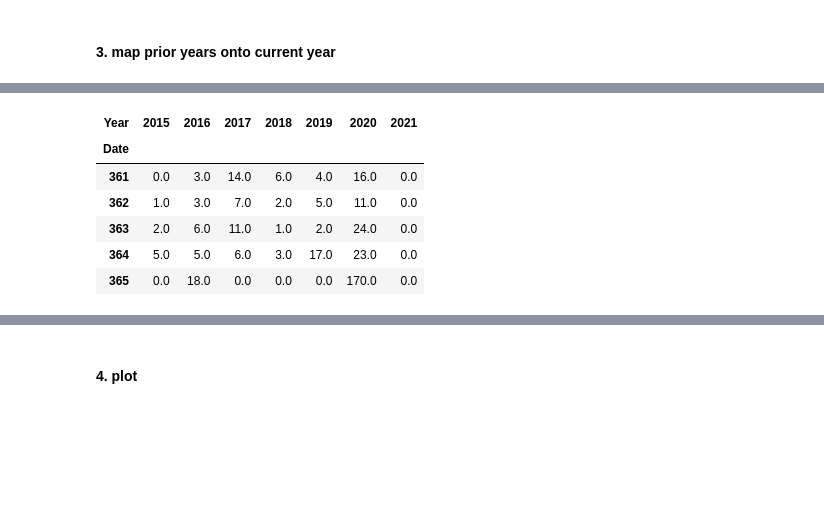
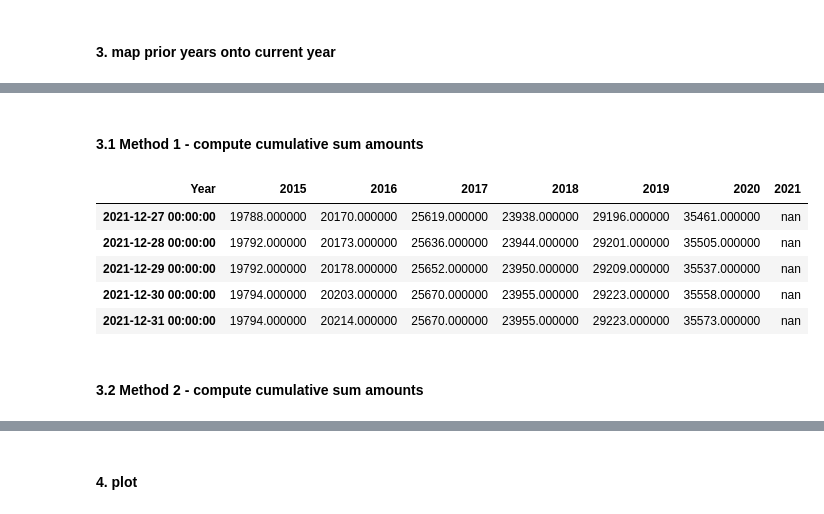
Before and after one commit to mrkjhsn/Python-Playground, a Jupyter notebook: forest_fires_time_series.ipynb, the cells around one changed output, grey strips where cells are left out. Saved outputs shown, nothing was run; the diff lists cells and outputs as text; code cells hidden in the pictures; blank space fills up the shorter version.

```diff
--- a/forest_fires_time_series.ipynb
+++ b/forest_fires_time_series.ipynb
@@ -107,3 +124,6 @@ Name: FireOutDateTime, dtype: int64
+# %%
+# since 2014 data doesn't look complete for the first half of the year I will exclude this year as well
+df = df[df.FireDiscoveryDateTime.dt.year > 2014]
 # %% [markdown]
 # Plot prior years against current year
 # %%
@@ -131,7 +151,7 @@ DatetimeIndex(['2021-01-01', '2021-01-02', '2021-01-03', '2021-01-04',
 # %% [markdown]
 #### 2. aggregate data
 # %%
-df_agg = df.groupby([df.FireOutDateTime.dt.dayofyear, df.FireOutDateTime.dt.year])['CalculatedAcres'].size().round(0) \
+df_agg = df.groupby([df.FireDiscoveryDateTime.dt.dayofyear, df.FireDiscoveryDateTime.dt.year])['CalculatedAcres'].size().round(0) \
     .rename_axis(['Date','Year']).unstack().fillna(0)
 # %% [markdown]
 #### 3. map prior years onto current year
@@ -146,13 +177,24 @@ if len(current_year_date_range) != len(df_agg.index):
+# %% [markdown]
+#### 3.1 Method 1 - compute cumulative sum amounts
+# %%
+# compute cumulative sum amounts
+df_agg = pd.concat([
+    df_agg[df_agg.columns[df_agg.columns != datetime.datetime.today().year]].cumsum(),
+    df_agg.loc[pd.to_datetime(datetime.datetime.today().date()).dayofyear > df_agg.index , df_agg.columns[df_agg.columns == datetime.datetime.today().year]].cumsum()
+], axis=1)
+# %%
+df_agg.index = current_year_date_range
 # %%
-df_agg.tail()
+df_agg.tail().style.highlight_null(null_color='yellow')
 # %% [output]
 | Year | 2015 | 2016 | 2017 | 2018 | 2019 | 2020 | 2021 |
-| Date |  |  |  |  |  |  |  |
-| 361 | 0.0 | 3.0 | 14.0 | 6.0 | 4.0 | 16.0 | 0.0 |
-| 362 | 1.0 | 3.0 | 7.0 | 2.0 | 5.0 | 11.0 | 0.0 |
-| 363 | 2.0 | 6.0 | 11.0 | 1.0 | 2.0 | 24.0 | 0.0 |
-| 364 | 5.0 | 5.0 | 6.0 | 3.0 | 17.0 | 23.0 | 0.0 |
-| 365 | 0.0 | 18.0 | 0.0 | 0.0 | 0.0 | 170.0 | 0.0 |
+| 2021-12-27 00:00:00 | 19788.000000 | 20170.000000 | 25619.000000 | 23938.000000 | 29196.000000 | 35461.000000 | nan |
+| 2021-12-28 00:00:00 | 19792.000000 | 20173.000000 | 25636.000000 | 23944.000000 | 29201.000000 | 35505.000000 | nan |
+| 2021-12-29 00:00:00 | 19792.000000 | 20178.000000 | 25652.000000 | 23950.000000 | 29209.000000 | 35537.000000 | nan |
+| 2021-12-30 00:00:00 | 19794.000000 | 20203.000000 | 25670.000000 | 23955.000000 | 29223.000000 | 35558.000000 | nan |
+| 2021-12-31 00:00:00 | 19794.000000 | 20214.000000 | 25670.000000 | 23955.000000 | 29223.000000 | 35573.000000 | nan |
+# %% [markdown]
+#### 3.2 Method 2 - compute cumulative sum amounts
 # %%
 # assign index to be the date range of the current year
 df_agg.sort_index(inplace=True)
```
Also changed, not shown: parts of 36 cells of this notebook.
